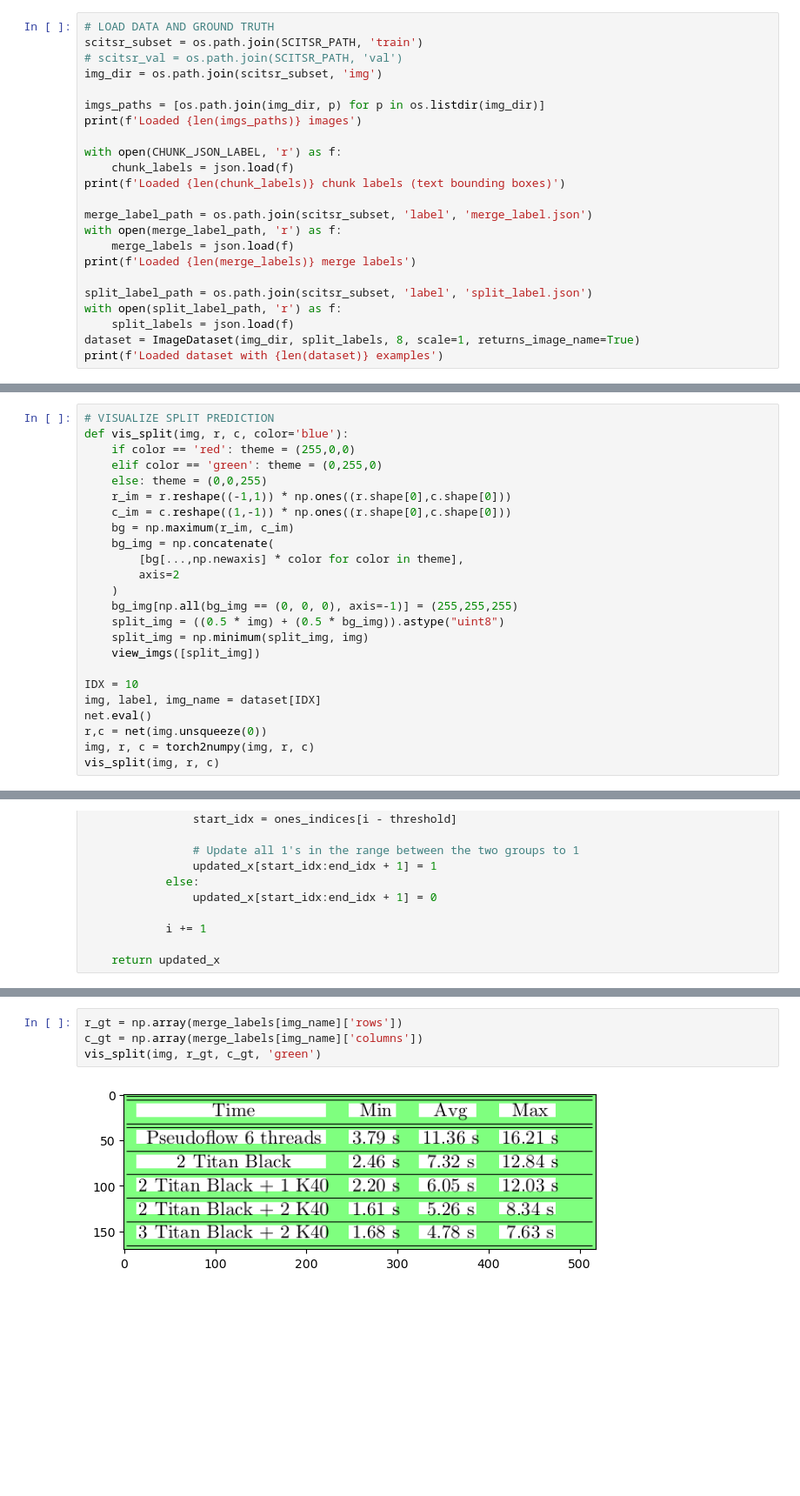
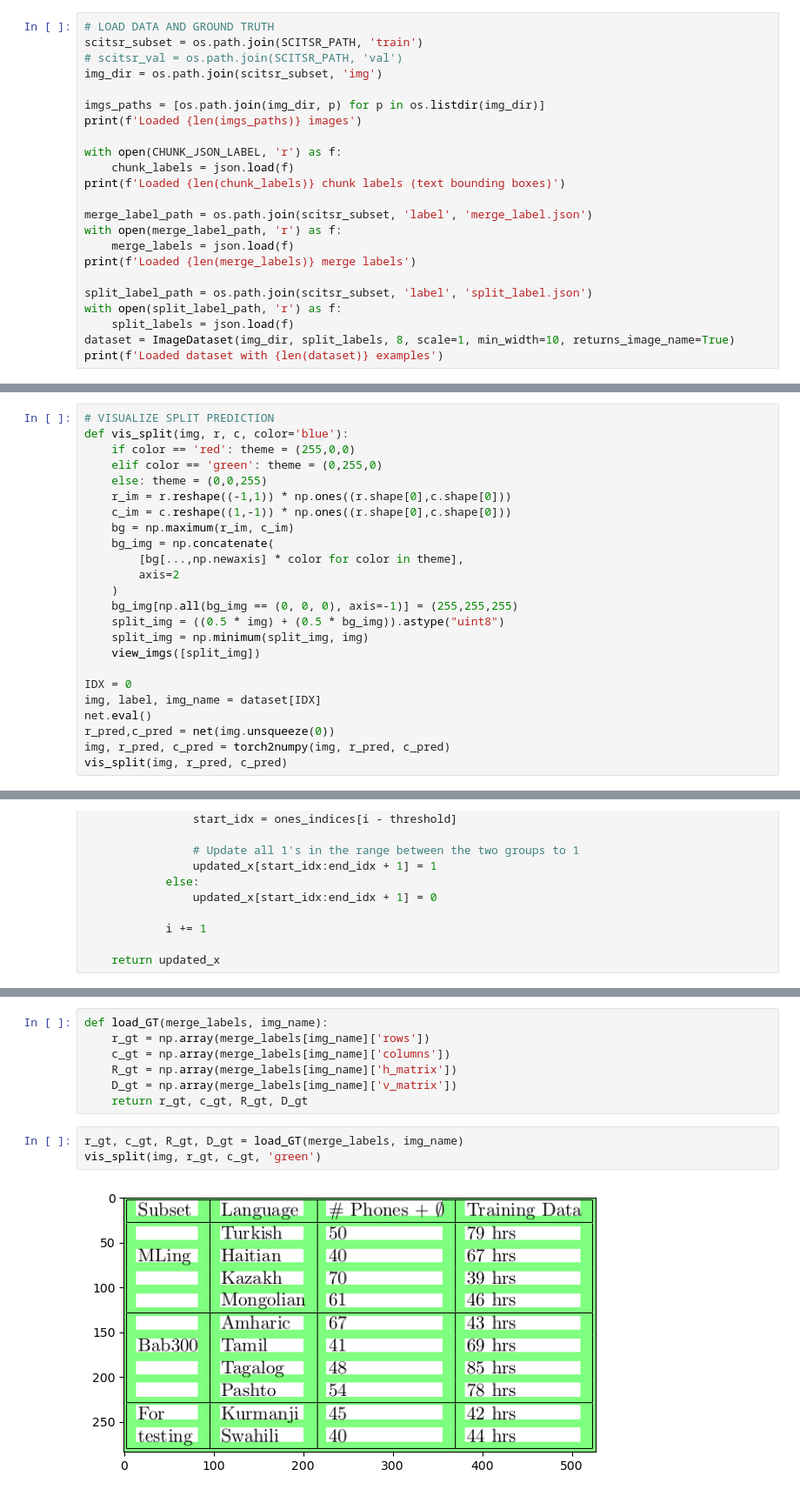
Before and after one commit to HeyLongHoang/deep-split-merge-scitsr, a Jupyter notebook: merge_heur_pred.ipynb, the cells around one changed output, grey strips where cells are left out. Shown: that part at 87% size. Cells and saved outputs as stored; diff of their text form; blank space fills up the shorter version.

```diff
--- a/merge_heur_pred.ipynb
+++ b/merge_heur_pred.ipynb
@@ -75,7 +78,7 @@ print(f'Loaded {len(merge_labels)} merge labels')
 split_label_path = os.path.join(scitsr_subset, 'label', 'split_label.json')
 with open(split_label_path, 'r') as f:
     split_labels = json.load(f)
-dataset = ImageDataset(img_dir, split_labels, 8, scale=1, returns_image_name=True)
+dataset = ImageDataset(img_dir, split_labels, 8, scale=1, min_width=10, returns_image_name=True)
 print(f'Loaded dataset with {len(dataset)} examples')
 # %% [output]
 Loaded 10000 images
@@ -116,10 +119,10 @@ def vis_split(img, r, c, color='blue'):
     split_img = np.minimum(split_img, img)
     view_imgs([split_img])
 
-IDX = 10
+IDX = 0
 img, label, img_name = dataset[IDX]
 net.eval()
-r,c = net(img.unsqueeze(0))
-img, r, c = torch2numpy(img, r, c)
-vis_split(img, r, c)
+r_pred,c_pred = net(img.unsqueeze(0))
+img, r_pred, c_pred = torch2numpy(img, r_pred, c_pred)
+vis_split(img, r_pred, c_pred)
 # %% [output]
@@ -179,6 +182,12 @@ vis_split(img, r_pred, c_pred)
+# %%
+def load_GT(merge_labels, img_name):
+    r_gt = np.array(merge_labels[img_name]['rows'])
+    c_gt = np.array(merge_labels[img_name]['columns'])
+    R_gt = np.array(merge_labels[img_name]['h_matrix'])
+    D_gt = np.array(merge_labels[img_name]['v_matrix'])
+    return r_gt, c_gt, R_gt, D_gt
 # %%
-r_gt = np.array(merge_labels[img_name]['rows'])
-c_gt = np.array(merge_labels[img_name]['columns'])
+r_gt, c_gt, R_gt, D_gt = load_GT(merge_labels, img_name)
 vis_split(img, r_gt, c_gt, 'green')
 # %% [output]
-[figure, old version]
+[figure, new version]
```
Also changed, not shown: parts of 37 cells of this notebook, 12 other files.
